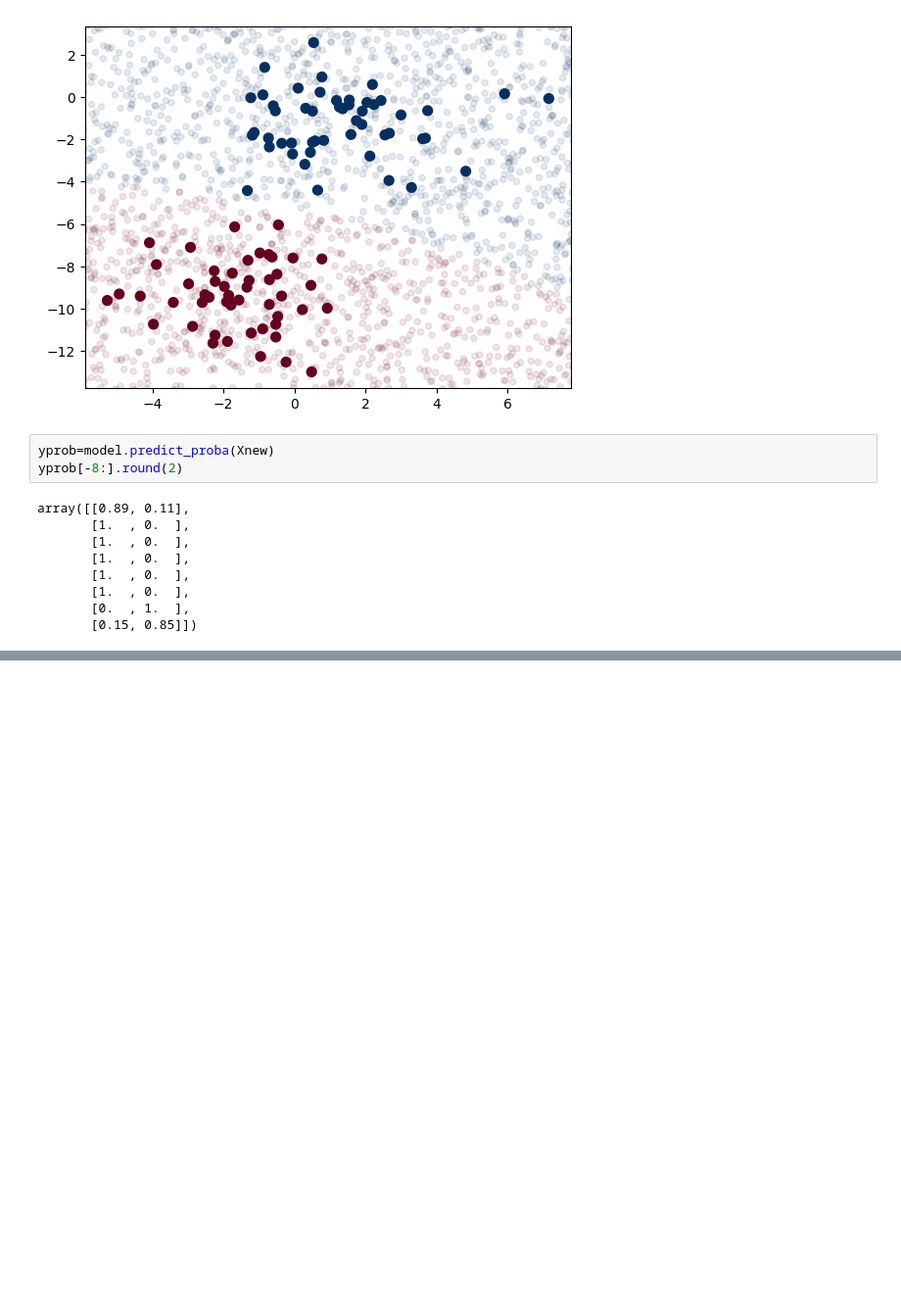
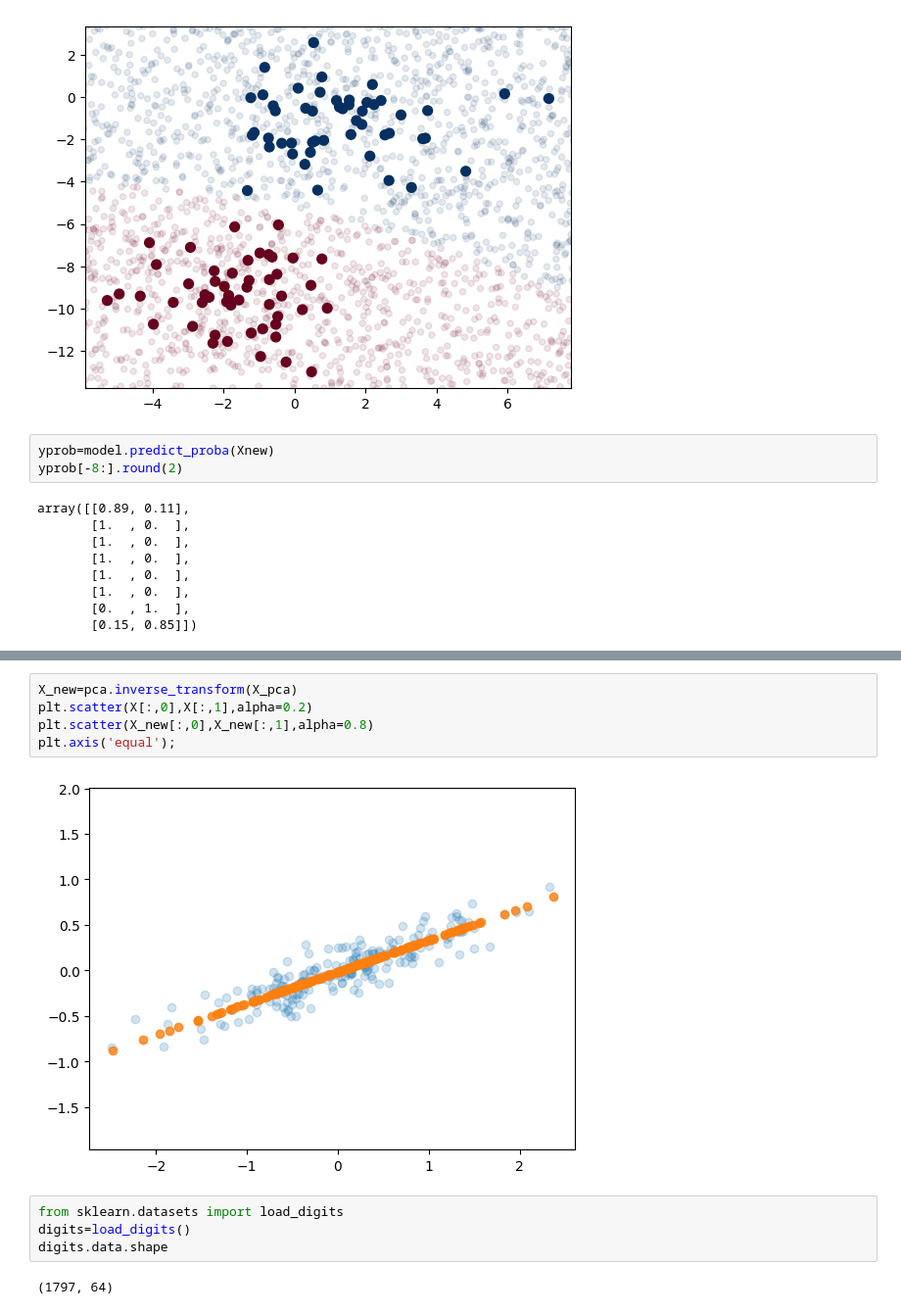
Before and after one commit to afif-af/python_data_analysis, a Jupyter notebook: PythonDataSciecnceHandbook.ipynb, the cells around one changed output, grey strips where cells are left out. Shown: that part at 98% size. Saved outputs shown, nothing was run; the diff lists cells and outputs as text; blank space fills up the shorter version.

```diff
--- a/PythonDataSciecnceHandbook.ipynb
+++ b/PythonDataSciecnceHandbook.ipynb
@@ -43,0 +181,13 @@ array([[0.89, 0.11],
+# %%
+X_new=pca.inverse_transform(X_pca)
+plt.scatter(X[:,0],X[:,1],alpha=0.2)
+plt.scatter(X_new[:,0],X_new[:,1],alpha=0.8)
+plt.axis('equal');
+# %% [output]
+[figure, added]
+# %%
+from sklearn.datasets import load_digits
+digits=load_digits()
+digits.data.shape
+# %% [output]
+(1797, 64)
```
Also changed, not shown: parts of 29 cells of this notebook.
